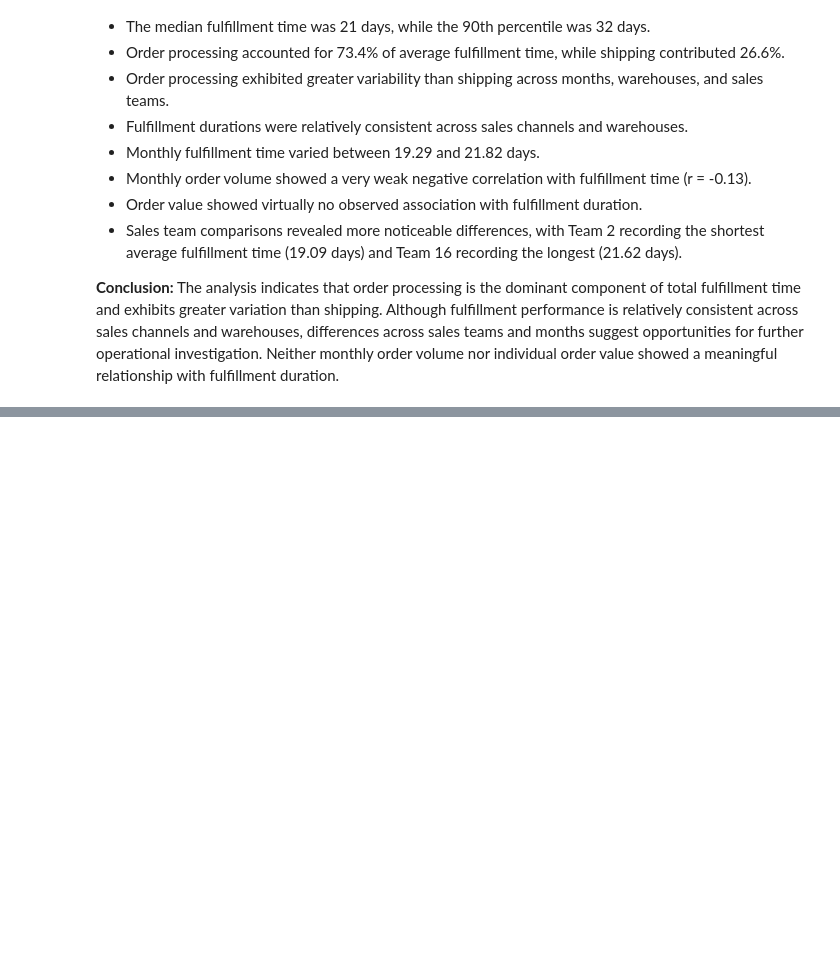
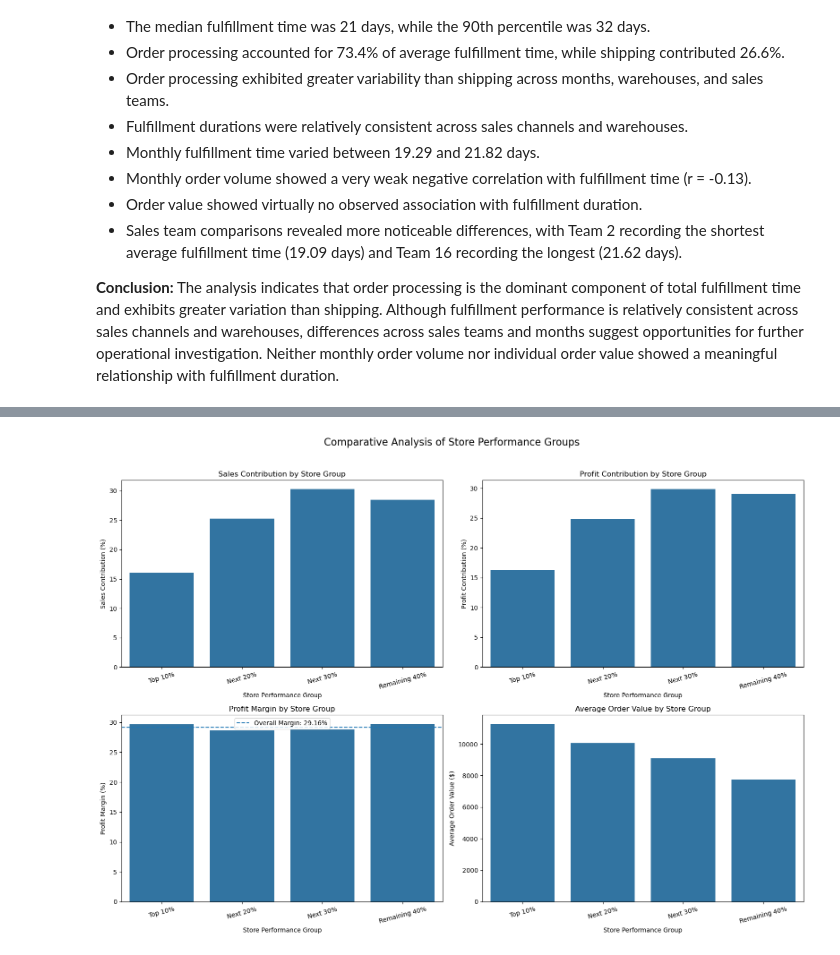
Before and after one commit to silverbullet-ai/intelligent-systems, a Jupyter notebook: da/sales-data-analysis/notebooks/02_sales_analysis.ipynb, the cells around one changed output, grey strips where cells are left out. Drawn from its saved outputs; the diff is of its cells as text; code cells hidden in the pictures; blank space fills up the shorter version.

```diff
--- a/da/sales-data-analysis/notebooks/02_sales_analysis.ipynb
+++ b/da/sales-data-analysis/notebooks/02_sales_analysis.ipynb
@@ -3769,0 +5032,87 @@ Verdict: Fulfillment figures are valid.
+# %%
+# Define group order
+group_order = [
+    'Top 10%',
+    'Next 20%',
+    'Next 30%',
+    'Remaining 40%'
+]
+
+plot_df = group_comparison.reindex(group_order).reset_index()
+
+# Create four comparison charts
+fig, axes = plt.subplots(2, 2, figsize=(16, 11))
+
+# 1. Sales contribution
+sns.barplot(
+    data=plot_df,
+    x='Performance_Group',
+    y='Sales_Contribution',
+    order=group_order,
+    ax=axes[0, 0]
+)
+
+axes[0, 0].set_title('Sales Contribution by Store Group')
+axes[0, 0].set_xlabel('Store Performance Group')
+axes[0, 0].set_ylabel('Sales Contribution (%)')
+
+# 2. Profit contribution
+sns.barplot(
+    data=plot_df,
+    x='Performance_Group',
+    y='Profit_Contribution',
+    order=group_order,
+    ax=axes[0, 1]
+)
+
+axes[0, 1].set_title('Profit Contribution by Store Group')
+axes[0, 1].set_xlabel('Store Performance Group')
+axes[0, 1].set_ylabel('Profit Contribution (%)')
+
+# 3. Profit margin
+sns.barplot(
+    data=plot_df,
+    x='Performance_Group',
+    y='Profit_Margin',
+    order=group_order,
+    ax=axes[1, 0]
+)
+
+axes[1, 0].axhline(
+    overall_margin,
+    linestyle='--',
+    label=f'Overall Margin: {overall_margin:.2f}%'
+)
+
+axes[1, 0].set_title('Profit Margin by Store Group')
+axes[1, 0].set_xlabel('Store Performance Group')
+axes[1, 0].set_ylabel('Profit Margin (%)')
+axes[1, 0].legend()
+
+# 4. Average order value
+sns.barplot(
+    data=plot_df,
+    x='Performance_Group',
+    y='Average_Order_Value',
+    order=group_order,
+    ax=axes[1, 1]
+)
+
+axes[1, 1].set_title('Average Order Value by Store Group')
+axes[1, 1].set_xlabel('Store Performance Group')
+axes[1, 1].set_ylabel('Average Order Value ($)')
+
+# Improve layout
+for ax in axes.flat:
+    ax.tick_params(axis='x', rotation=15)
+
+plt.suptitle(
+    'Comparative Analysis of Store Performance Groups',
+    fontsize=16,
+    y=1.02
+)
+
+plt.tight_layout()
+plt.show()
+# %% [output]
+[figure, added]
```
Also changed, not shown: parts of 25 cells of this notebook.
